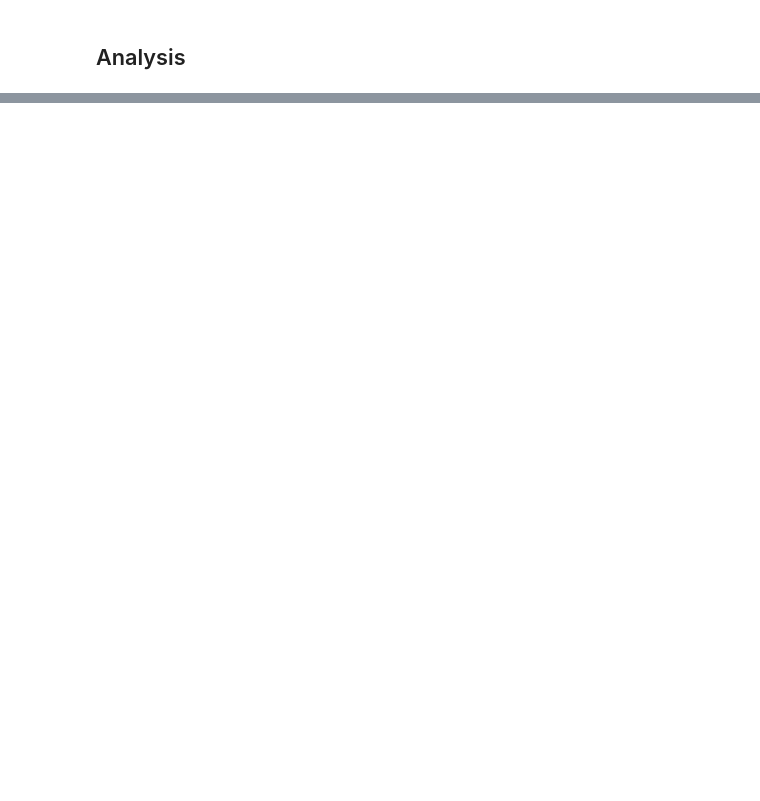
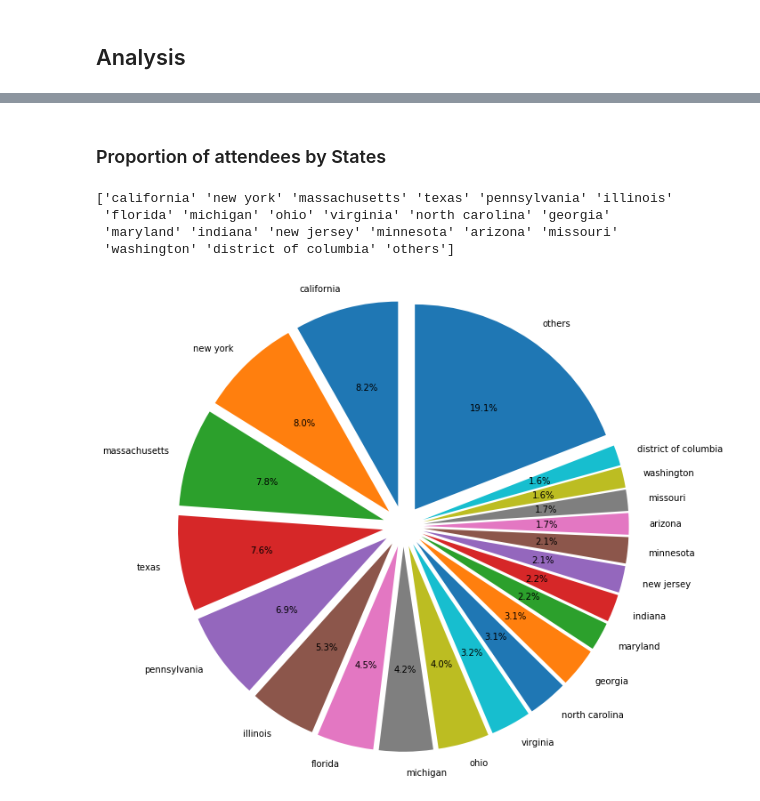
Before and after one commit to TrangHo/cs838-spring2017, a Jupyter notebook: stage5/src/Stage_5.ipynb, the cells around one changed output, grey strips where cells are left out. Drawn from its saved outputs; the diff is of its cells as text; code cells hidden in the pictures; blank space fills up the shorter version.

```diff
--- a/stage5/src/Stage_5.ipynb
+++ b/stage5/src/Stage_5.ipynb
@@ -57,6 +57,8 @@ working_dir = os.path.dirname(os.getcwd())
 path_to_csv_dir = working_dir + os.sep + 'data'+ os.sep
 data = pd.read_csv(path_to_csv_dir + '_aom_mapped_v2.csv')
 
+data_size = len(data)
+
 data.head(5)
 # %% [output]
 |  | year | pid | ipeds_aid | ipeds_name | ipeds_alias | ipeds_city | ipeds_prov | ipeds_web | GROFFER | ... |
@@ -76 +92,40 @@ import matplotlib.pyplot as plt
+# %% [markdown]
+### Proportion of attendees by States
+# %%
+data_by_states = data.groupby("ipeds_prov").agg({"pid": 'count'}).sort_values('pid', ascending=False)
+labels = data_by_states.head(20).reset_index()["ipeds_prov"].values
+sizes = []
+
+other_states = []
+other_sizes = 0
+
+for state in np.unique(data['ipeds_prov'].values):
+    if state not in labels:
+        other_states.append(state)
+
+for state in labels:
+    sizes.append(len(data[data['ipeds_prov'] == state]) / data_size * 100)
+
+for state in other_states:
+    other_sizes += len(data[data['ipeds_prov'] == state])
+
+
+sizes.append(other_sizes / data_size * 100)
+labels = np.append(labels, ["others"])
+print(labels)
+
+fig1, ax1 = plt.subplots()
+# fig = plt.gcf()
+fig1.set_size_inches(10,10)
+
+ax1.pie(sizes, labels=labels, autopct='%1.1f%%', shadow=False, startangle=90, explode=[0.1] * len(labels))
+# plt.legend(patches, labels, loc="best")
+ax1.axis('equal')
+plt.show()
+# %% [output]
+['california' 'new york' 'massachusetts' 'texas' 'pennsylvania' 'illinois'
+ 'florida' 'michigan' 'ohio' 'virginia' 'north carolina' 'georgia'
+ 'maryland' 'indiana' 'new jersey' 'minnesota' 'arizona' 'missouri'
+ 'washington' 'district of columbia' 'others']
+[figure, added]
 # %%
```
Also changed, not shown: parts of 19 cells of this notebook, 6 other files.
